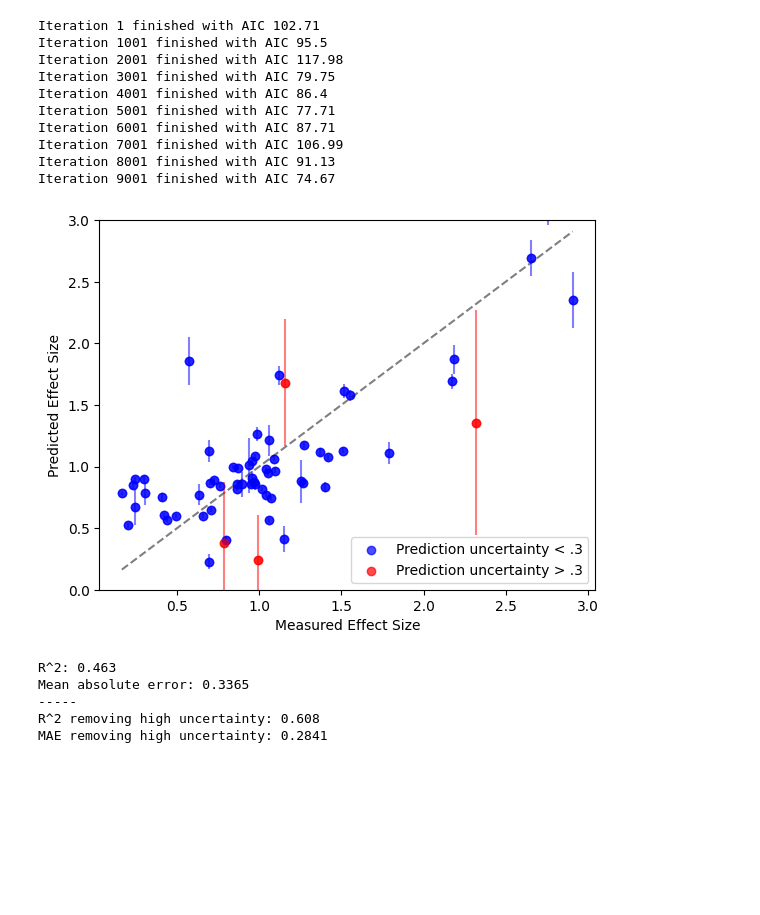
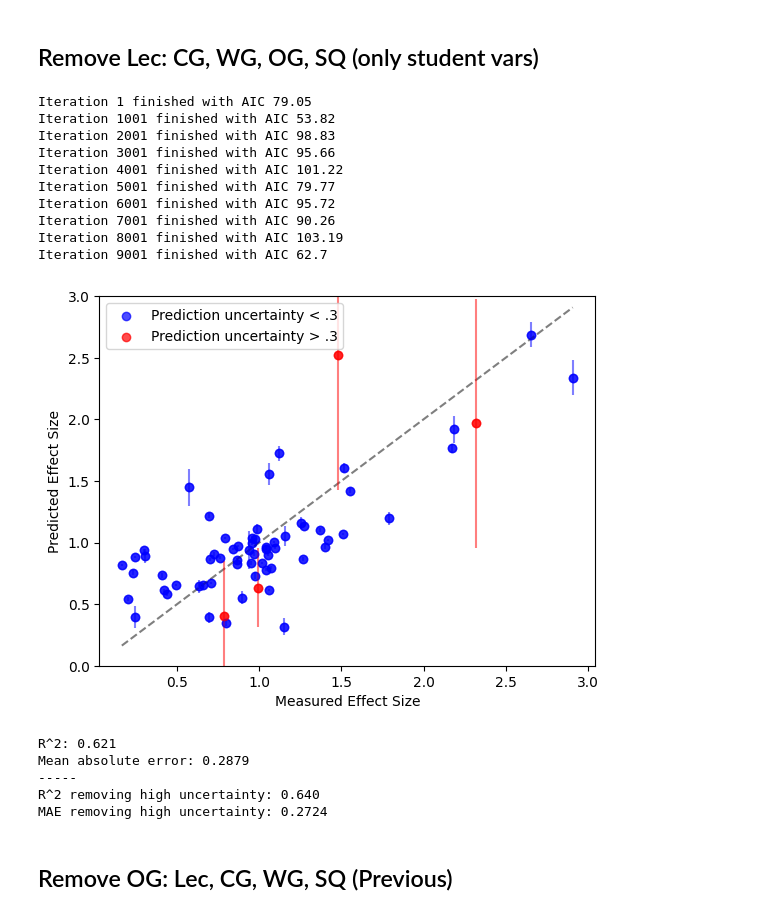
Before and after one commit to oross314/Modeling-Active-Learning-Classrooms, a Jupyter notebook: COPUS_narrowing.ipynb, the cells around one changed output. Cells and saved outputs as stored; diff of their text form; code cells hidden in the pictures; blank space fills up the shorter version.

```diff
--- a/COPUS_narrowing.ipynb
+++ b/COPUS_narrowing.ipynb
@@ -9,7 +9,8 @@ from functions import *
 #Read in data file (see data_processing.ipynb for how this file is generated)
 #Keep only Lec, CG, WG, and SQ codes (see paper for discussion of feature selection)
 codes_and_CIs = pd.read_csv('Published Data/combined_COPUS_CI_data.csv')
-measured_data = pd.read_csv('Measured Data/MASTER.csv')
+measured_data = pd.read_csv('Measured Data/measured_data.csv')
+measured_data = measured_data[measured_data['PreMean'] < .6]
 #concat
 codes_and_CIs = pd.concat([codes_and_CIs, measured_data], axis=0, ignore_index=True)
 
@@ -145,33 +180,37 @@ MAE removing high uncertainty: 0.3679
+# %% [markdown]
+## Remove Lec: CG, WG, OG,  SQ (only student vars)
 # %%
 #remove lec
 
 #these will be input features for the model
 data = codes_and_CIs[[ 'WG', 'CG', 'OG', 'SQ', ]].to_numpy()
 #This is a linear regression model, but we use nonlinear terms by adding polynomila features
 data = add_cross_terms(data)
 
-keepers, AICs, good_fits = feature_selection(data, target, its=10000, n =1, prt = True, num_choose = 5)
+keepers, AICs, good_fits = feature_selection(data, target, its=10000, n =1, prt = True, num_choose = 10)
 
 LOO_predictions_mean, LOO_predictions_std, LOO_weights = bootstrap_LOO(data, target, keepers, good_fits, bootstrap_n=300)
 
 LOO_plot(target, LOO_predictions_mean, LOO_predictions_std)
 # %% [output]
-Iteration 1 finished with AIC 102.71
-Iteration 1001 finished with AIC 95.5
-Iteration 2001 finished with AIC 117.98
-Iteration 3001 finished with AIC 79.75
-Iteration 4001 finished with AIC 86.4
-Iteration 5001 finished with AIC 77.71
-Iteration 6001 finished with AIC 87.71
-Iteration 7001 finished with AIC 106.99
-Iteration 8001 finished with AIC 91.13
-Iteration 9001 finished with AIC 74.67
+Iteration 1 finished with AIC 79.05
+Iteration 1001 finished with AIC 53.82
+Iteration 2001 finished with AIC 98.83
+Iteration 3001 finished with AIC 95.66
+Iteration 4001 finished with AIC 101.22
+Iteration 5001 finished with AIC 79.77
+Iteration 6001 finished with AIC 95.72
+Iteration 7001 finished with AIC 90.26
+Iteration 8001 finished with AIC 103.19
+Iteration 9001 finished with AIC 62.7
-[figure, old version]
+[figure, new version]
-R^2: 0.463
-Mean absolute error: 0.3365
+R^2: 0.621
+Mean absolute error: 0.2879
 -----
-R^2 removing high uncertainty: 0.608
-MAE removing high uncertainty: 0.2841
+R^2 removing high uncertainty: 0.640
+MAE removing high uncertainty: 0.2724
+# %% [markdown]
+## Remove OG: Lec, CG, WG, SQ (Previous)
 # %%
 #remove OG
 
```
Also changed, not shown: parts of 24 cells of this notebook, 6 other files.
